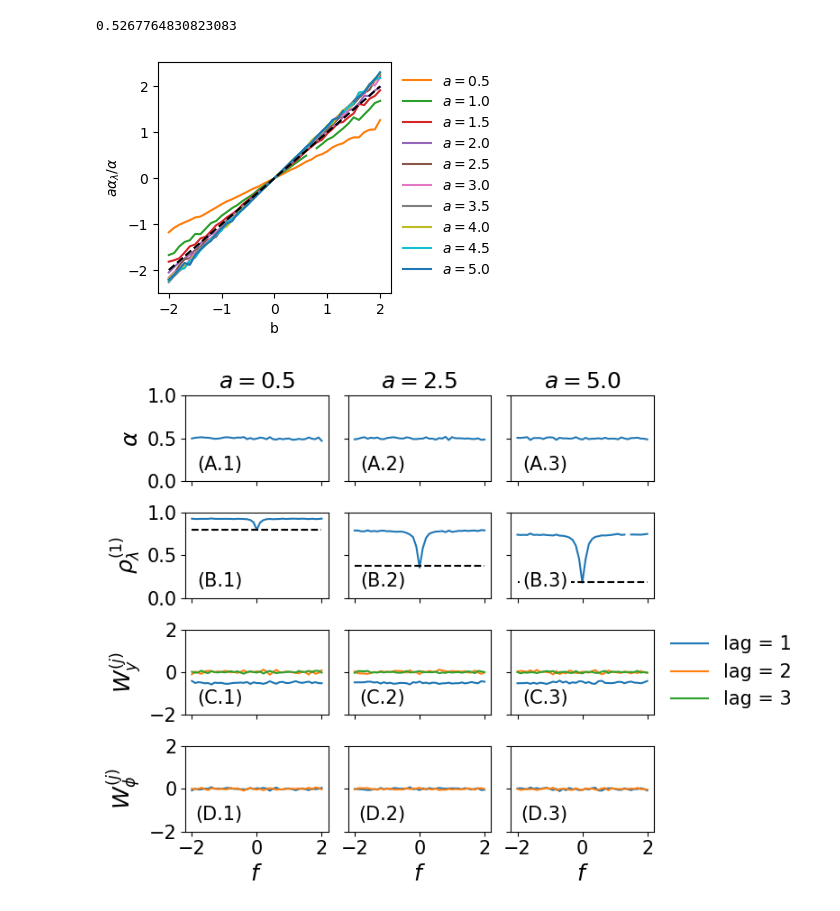
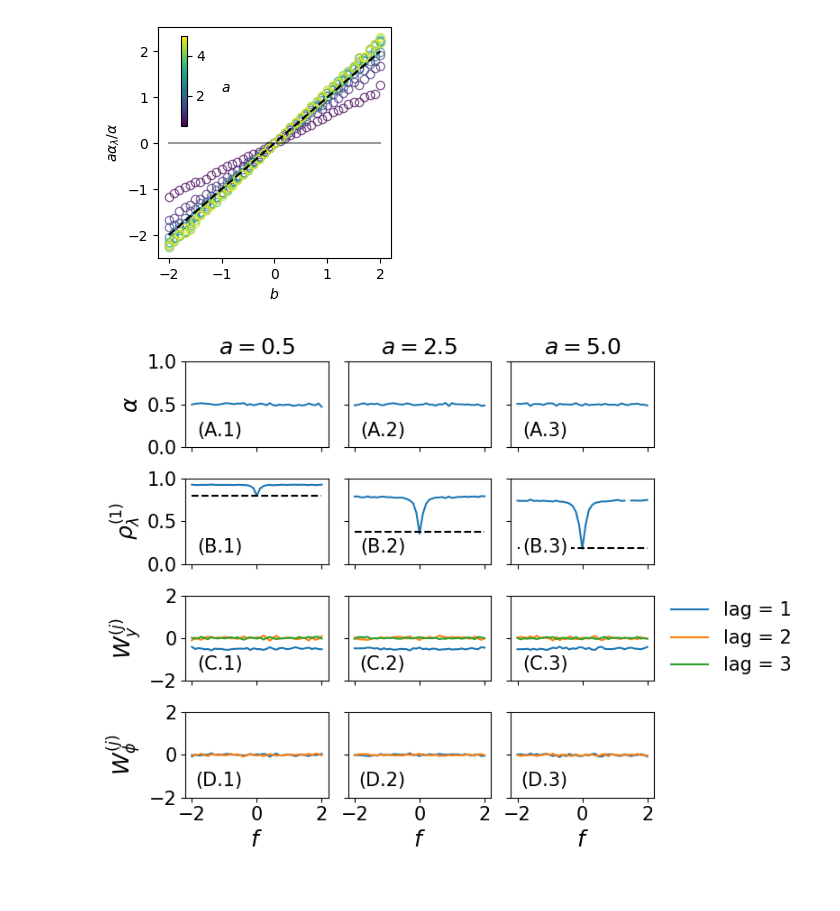
Before and after one commit to elevien/GrowthCellCycleModel, a Jupyter notebook: src/figs-fr.ipynb, the cells around one changed output. Drawn from its saved outputs; the diff is of its cells as text; code cells hidden in the pictures.

```diff
--- a/src/FIG5.ipynb
+++ b/src/figs-fr.ipynb
@@ -3,5 +3,5 @@ using DataFrames,PythonPlot,StatsBase,Random,Distributions,CSV,DSP,NLsolve
 PythonPlot.svg(true)
 include("model.jl")
 include("formulas.jl")
-FIG_PATH = "/Users/elevien/Dropbox (Dartmouth College)/Apps/Overleaf/cell_cycle_growth/figures"
+FIG_PATH = "/Users/elevien/Dropbox (Dartmouth College)/Apps/Overleaf/cell_cycle_growth/"
 # %% [output]
@@ -47,51 +20,48 @@ fig
-# %%
-# Cell-level stats
-dfcell = combine(groupby(df, :cell),
-    :z => first => :z0,
-    :y => (x -> x[end] - x[1]) => :ϕ,
-    :time => (x -> x[end] - x[1]) => :τ,
-    :x1 => mean => :x1,
-    :x2 => mean => :x2,
-)
-dfcell.λ .= dfcell.ϕ ./ dfcell.τ
-dfcell.isphys .=  isphysical(df)
-d = dfcell
-α = -cov(d.ϕ, d.z0) / var(d.z0)
-# %% [output]
-0.5267764830823083
 # %%
 data= CSV.read("./output/ratio_data_cells.csv",DataFrame);
 data
 arange = data.a |> unique |> sort;
 brange = data.b |> unique |> sort;
 # %%
+cmap = get_cmap("viridis")
+norm_min, norm_max = minimum(arange), maximum(arange)
 
 
 fig,axs = subplots(figsize=(3, 3),sharex=true)
 
 ax = axs #[0]
 j = 0
 
 
 slopes = []
 for a in arange
     df = data[data.a .== a,:]
     j += 1
     α = [-cov(d.ϕ, d.z0) / var(d.z0) for d in groupby(df, :b)]
     αλ = [-cov(d.ϕ ./ d.τ, d.z0) / var(d.z0) * mean(d.τ) for d in groupby(df, :b)]
     push!(slopes,cov(brange,a*αλ ./α)/var(brange))
-    ax.plot(brange,a*αλ ./α ,"C$(j)-",label="\$a = $(a)\$")
+    color_val = (a - norm_min) / (norm_max - norm_min)
+    color = cmap(color_val)
+    ax.plot(brange,a*αλ ./α ,"o",color=color,label="\$a = $(a)\$",fillstyle="none",alpha=0.6)
 end
-ax.legend(bbox_to_anchor=(1, 1),frameon=false)
+ax.plot(brange,zeros(length(brange)),"k-",alpha=0.4)
+norm = matplotlib.colors.Normalize(vmin=norm_min, vmax=norm_max)
+sm = matplotlib.cm.ScalarMappable(norm=norm, cmap=cmap)
+cbar_ax = fig.add_axes([0.2, 0.55, 0.02, 0.3])
+fig.colorbar(sm, cax=cbar_ax)
+cbar_ax.set_ylabel(L"$a$", rotation=0, labelpad=15)
+
+
+#ax.legend(bbox_to_anchor=(1, 1),frameon=false)
 ax.plot(brange,brange,"k--")
 ax.set_ylabel("\$a\\alpha_{\\lambda}/\\alpha \$")
 #ax.set_ylim([-0.5,0.5])
-ax.set_xlabel("b")
+ax.set_xlabel(L"$b$")
 # ax.set_ylabel("\$\\Sigma_{\\lambda,\\lambda}^{(1)} \$")
-savefig(joinpath(FIG_PATH, "fig5_alphalam.pdf"), bbox_inches="tight", pad_inches=0.1, format="pdf")
+savefig(joinpath(FIG_PATH, "fig9.pdf"), bbox_inches="tight", pad_inches=0.1, format="pdf")
 fig
 # %% [output]
-[figure, old version]
+[figure, new version]
 # %%
 fig,axs = subplots(figsize=(8, 6),sharex=true,nrows=4,ncols=3,sharey="row")
 row_labels = ["A", "B", "C", "D"]
```
Also changed, not shown: parts of 3 cells of this notebook, 13 other files.
